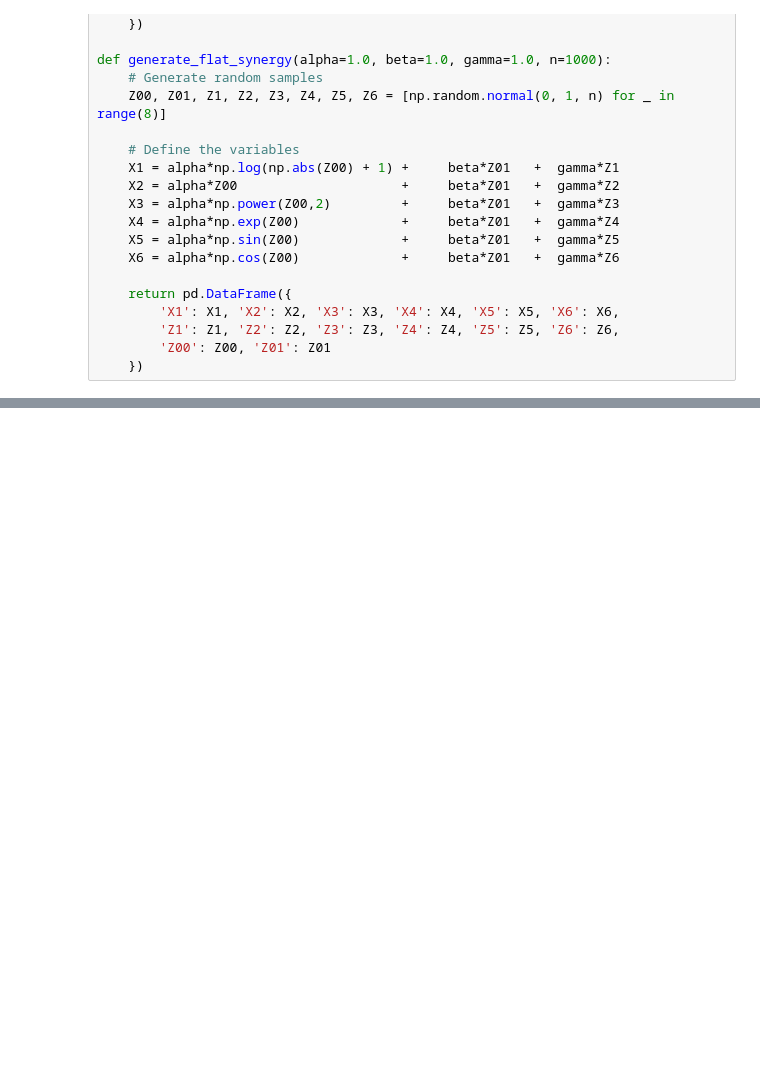
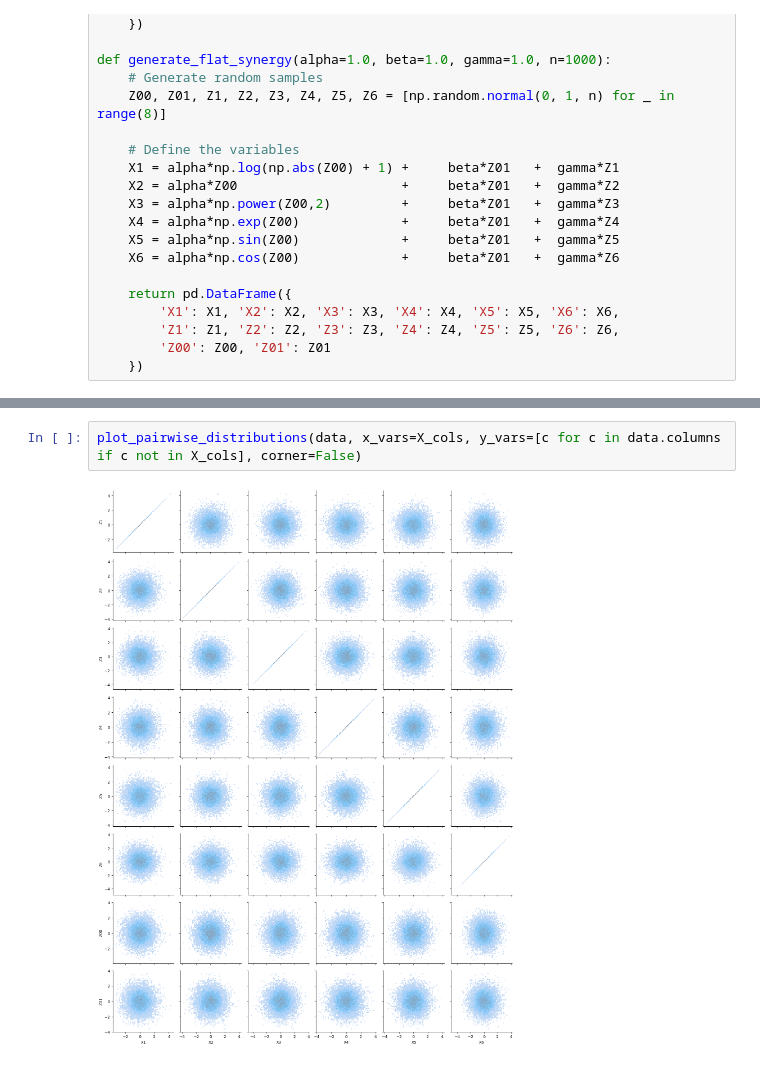
Before and after one commit to Laouen/Oinformation, a Jupyter notebook: analysis/synergistic_system.ipynb, the cells around one changed output, grey strips where cells are left out. Drawn from its saved outputs; the diff is of its cells as text; blank space fills up the shorter version.

```diff
--- a/analysis/synergistic_system.ipynb
+++ b/analysis/synergistic_system.ipynb
@@ -97,0 +99,4 @@ tensor([0.0023])
+# %%
+plot_pairwise_distributions(data, x_vars=X_cols, y_vars=[c for c in data.columns if c not in X_cols], corner=False)
+# %% [output]
+[figure, added]
```
Also changed, not shown: parts of 7 cells of this notebook, 1 other file.
